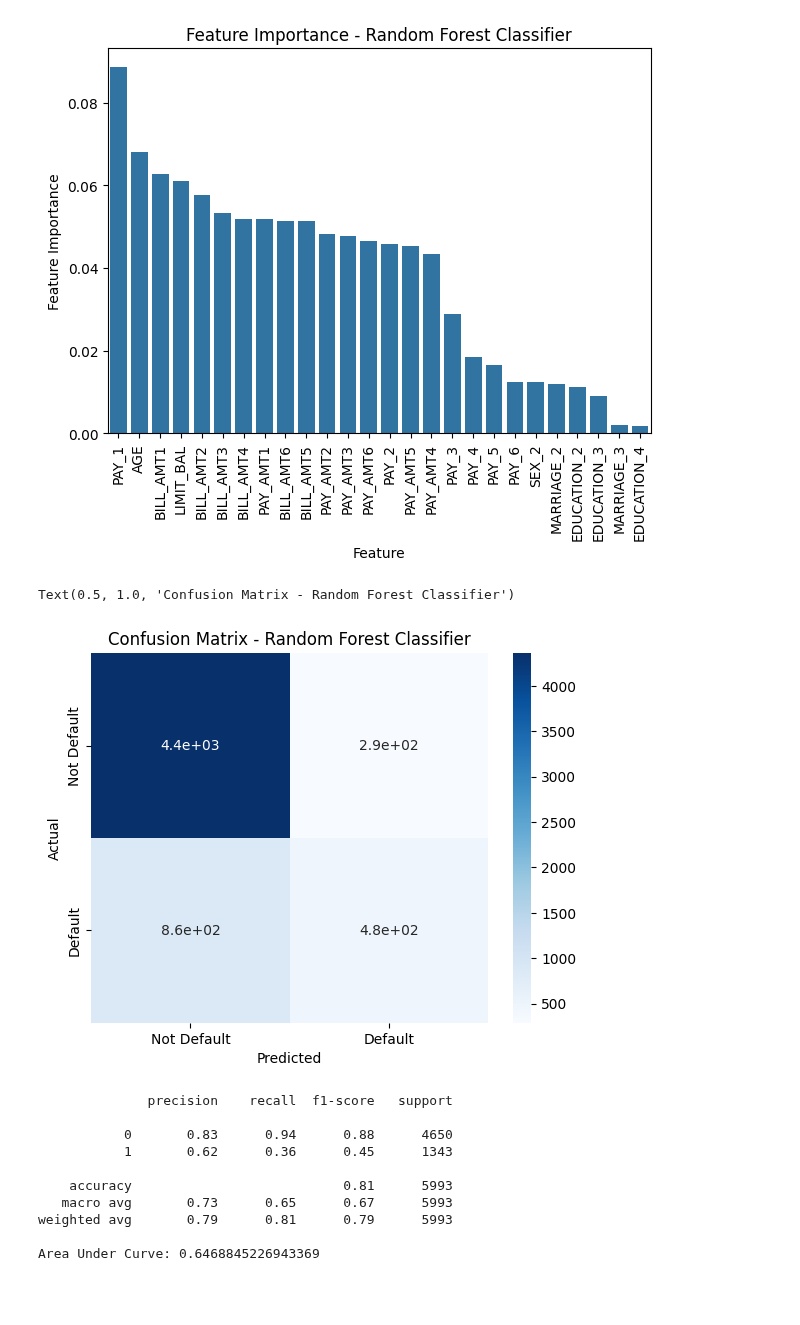
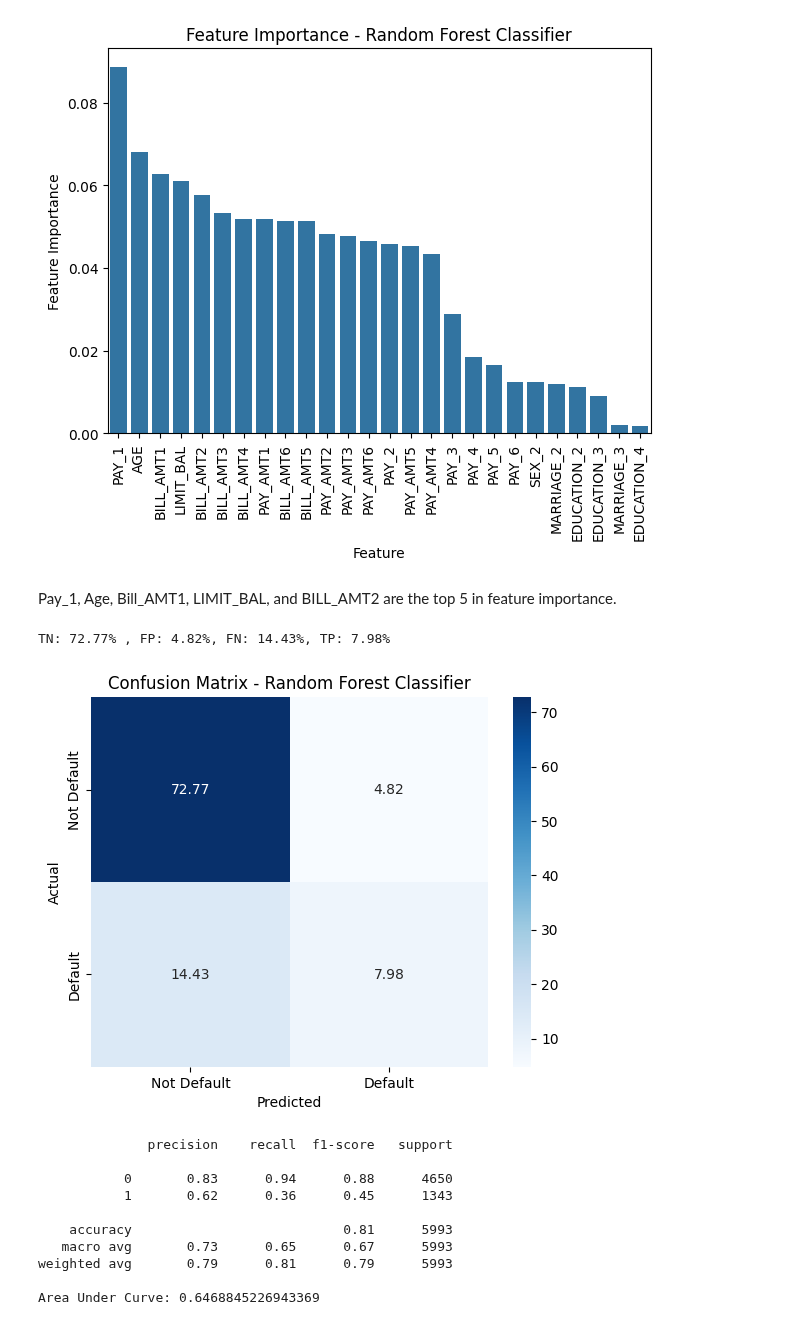
Before and after one commit to minjeoungneev/Default_Credit_Card, a Jupyter notebook: Models.ipynb, the cells around one changed output. Cells and saved outputs as stored; diff of their text form; code cells hidden in the pictures; blank space fills up the shorter version.

```diff
--- a/Models.ipynb
+++ b/Models.ipynb
@@ -16,0 +61,5 @@ df_encoded = pd.get_dummies(df, columns=categorical_columns, drop_first=True)
+# %%
+for i in range(1, 7):
+    util = df[f'CREDIT_UTILIZATION_{i}'] = (df[f'BILL_AMT{i}'] / df[f'LIMIT_BAL'])
+    util.replace([np.inf, -np.inf], np.nan, inplace = True)
+    df[f'CREDIT_UTILIZATION_{i}'] = ratio.fillna(0)
@@ -44,0 +210,17 @@ X_train, X_test, y_train, y_test = train_test_split(X, y, train_size = 0.8, rand
+# %%
+features = [
+    'LIMIT_BAL', 'EDUCATION', 'AGE', 'SEX_MAR',
+    'PAY_1', 'PAY_2','PAY_3', 'PAY_4', 'PAY_5', 'PAY_6',
+    'BILL_AMT1', 'BILL_AMT2', 'BILL_AMT3', 'BILL_AMT4', 'BILL_AMT5', 'BILL_AMT6',
+    'PAY_AMT1','PAY_AMT2', 'PAY_AMT3', 'PAY_AMT4', 'PAY_AMT5', 'PAY_AMT6',
+    'PAY_RATIO_1', 'PAY_RATIO_2', 'PAY_RATIO_3', 'PAY_RATIO_4', 'PAY_RATIO_5', 'PAY_RATIO_6',
+    'AVG_EXP_5','AVG_EXP_4', 'AVG_EXP_3', 'AVG_EXP_2', 'AVG_EXP_1','Y'
+]
+
+selected_df = df[features]
+corr_matrix = selected_df.corr()
+
+plt.figure(figsize=(16, 12))
+sns.heatmap(corr_matrix, cmap='coolwarm', annot=False, fmt='.2f', square=True, linewidths=0.5, vmax=1, vmin=-1)
+plt.title("Correlation Matrix of Selected Features")
+plt.show()
@@ -44,0 +231,5 @@ X_train, X_test, y_train, y_test = train_test_split(X, y, train_size = 0.8, rand
+# %%
+y = selected_df['Y'].copy()
+X = selected_df.drop('Y', axis =1 ).copy()
+# %%
+X_train, X_test, y_train, y_test = train_test_split(X, y, train_size = 0.8, random_state = 100, shuffle=True)
@@ -76,17 +291,26 @@ s.set_xticklabels(s.get_xticklabels(), rotation=90)
 plt.show()
 # %% [output]
 [figure]
+# %% [markdown]
+Pay_1, Age, Bill_AMT1, LIMIT_BAL, and BILL_AMT2 are the top 5 in feature importance.
 # %%
-from sklearn.metrics import confusion_matrix
-
 cm = pd.crosstab(y_test, rfc_pred, rownames = ['Actual'], colnames = ['Predicted'])
-sns.heatmap(cm,
+cm_percent = cm/cm.to_numpy().sum()*100
+sns.heatmap(cm_percent,
             xticklabels = ['Not Default', 'Default'],
             yticklabels = ['Not Default', 'Default'],
             annot = True,
-            cmap='Blues')
+            cmap='Blues',
+            fmt = '.2f')
 plt.title("Confusion Matrix - Random Forest Classifier")
+
+rfc_tn = cm_percent.loc[0,0]
+rfc_fp = cm_percent.loc[0,1]
+rfc_fn = cm_percent.loc[1,0]
+rfc_tp = cm_percent.loc[1,1]
+
+print(f"TN: {rfc_tn:.2f}% , FP: {rfc_fp:.2f}%, FN: {rfc_fn:.2f}%, TP: {rfc_tp:.2f}%")
 # %% [output]
-Text(0.5, 1.0, 'Confusion Matrix - Random Forest Classifier')
+TN: 72.77% , FP: 4.82%, FN: 14.43%, TP: 7.98%
-[figure, old version]
+[figure, new version]
 # %%
```
Also changed, not shown: parts of 51 cells of this notebook, 1 other file.
